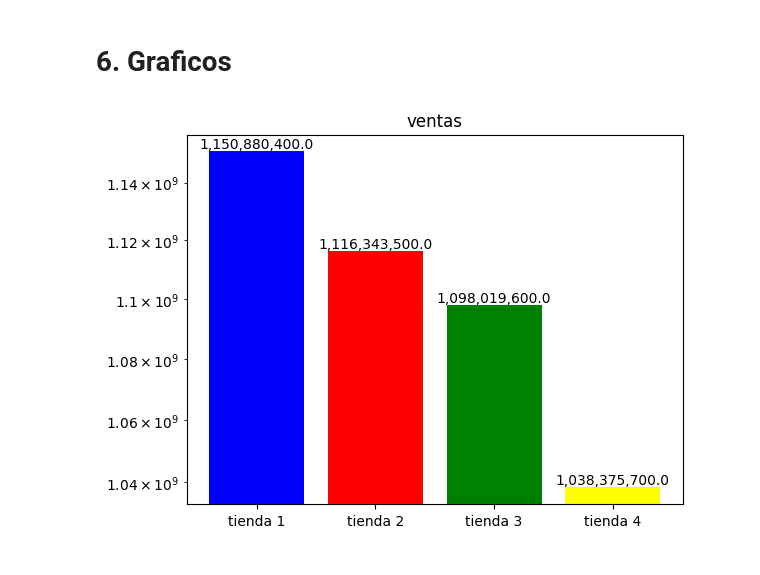
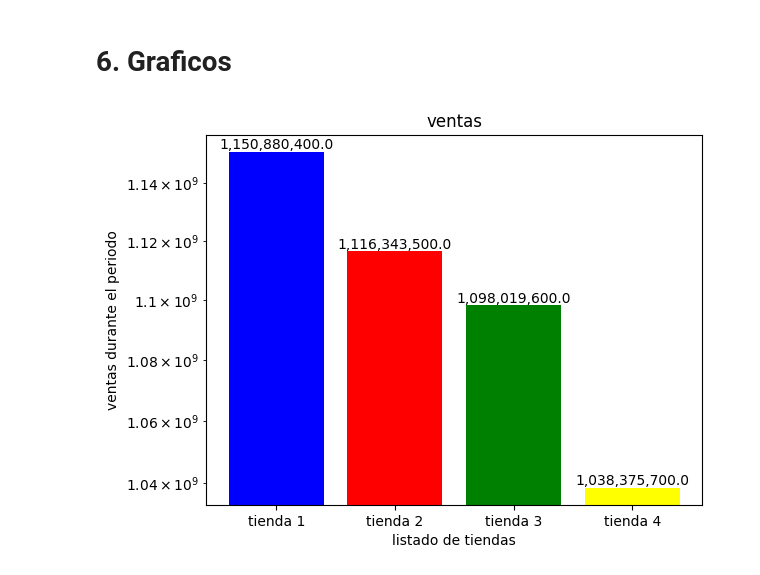
Before and after one commit to w4cha/analisis-alura, a Jupyter notebook: AluraStoreLatam.ipynb, the cells around one changed output. Drawn from its saved outputs; the diff is of its cells as text; code cells hidden in the pictures.

```diff
--- a/AluraStoreLatam.ipynb
+++ b/AluraStoreLatam.ipynb
@@ -115,16 +115,18 @@ tienda 4 23459.46
 # %%
 import matplotlib.pyplot as plt
 # ventas
 ventas = [float(item.ventas()) for item in resultados]
 nombres = [item.nombre for item in resultados]
 colores = ["blue", "red", "green", "yellow"]
 plt.bar(nombres, ventas, color=colores)
 plt.yscale("log")
 for count, item in enumerate(ventas):
   plt.text(count, item, f"{item:,}", ha='center', va='bottom')
 plt.title("ventas")
+plt.ylabel("ventas durante el periodo")
+plt.xlabel("listado de tiendas")
 plt.show()
 
 # extra
 # %% [output]
-[figure, old version]
+[figure, new version]
```
